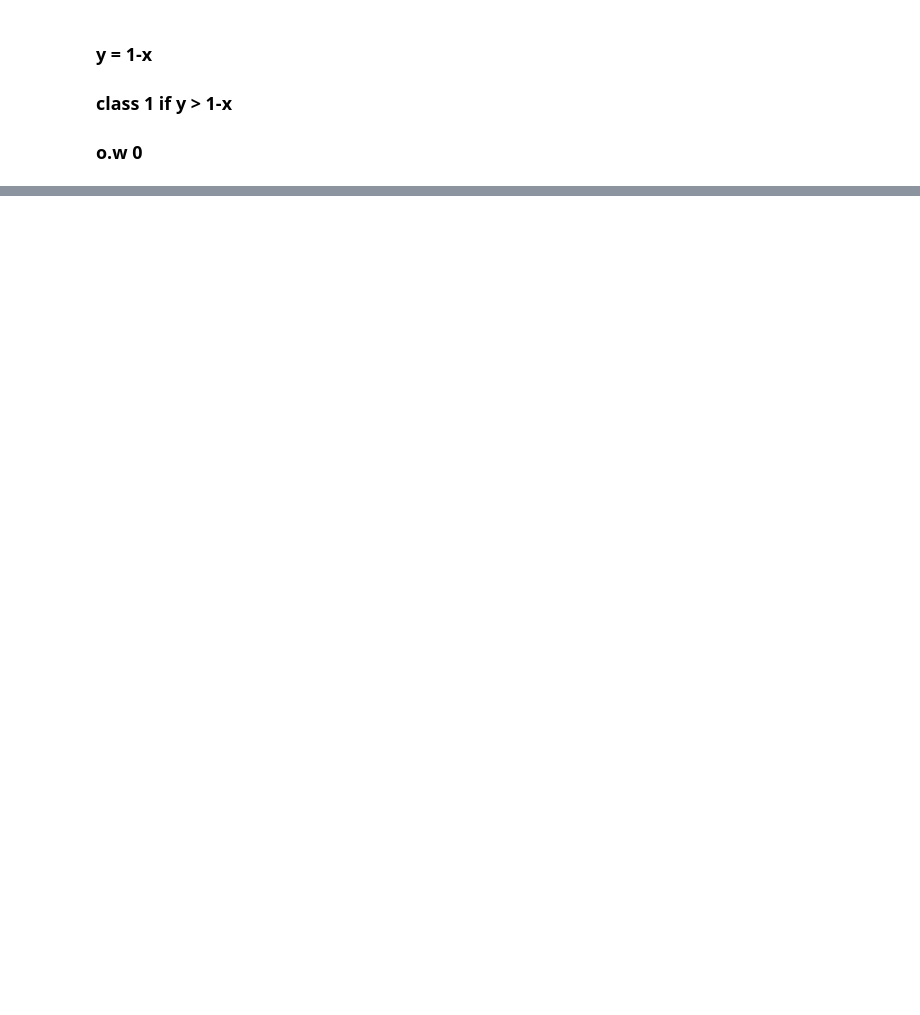
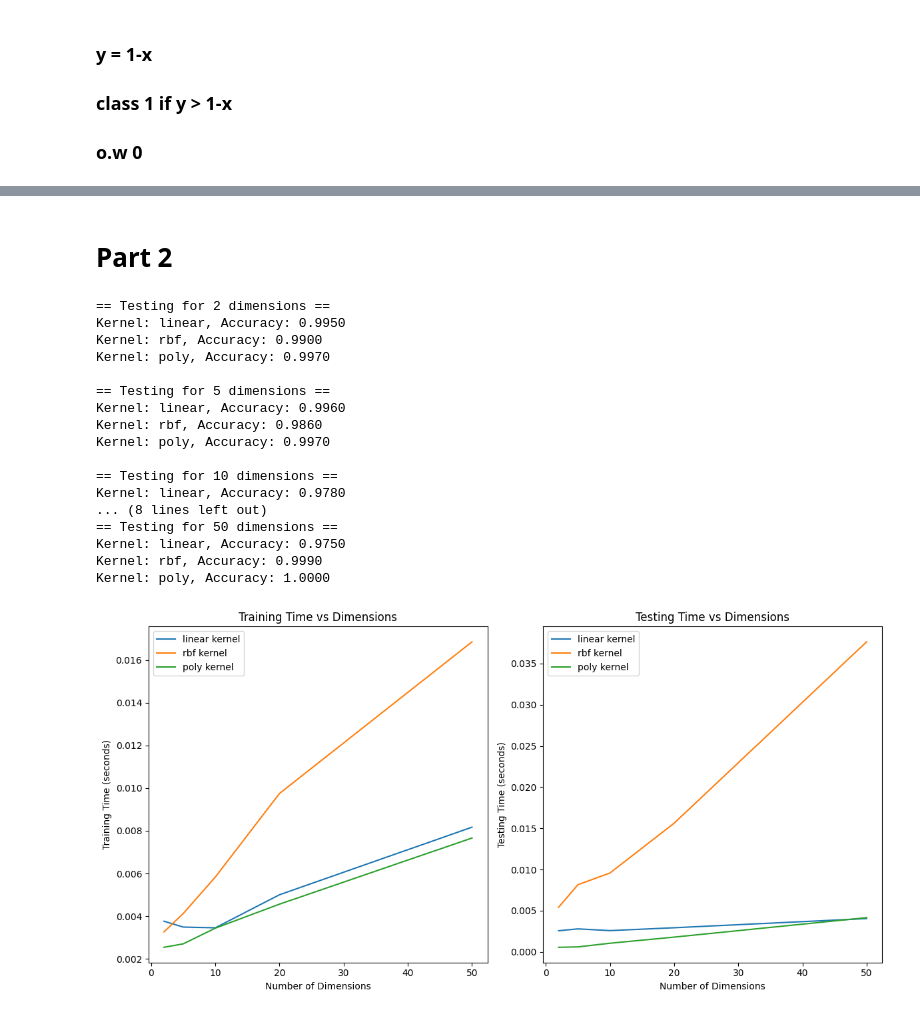
Before and after one commit to maxim-mat/DS-training, a Jupyter notebook: פרק 6 - מודלים קלאסיים נוספים/SVM_exercise.ipynb, the cells around one changed output, grey strips where cells are left out. Saved outputs shown, nothing was run; the diff lists cells and outputs as text; code cells hidden in the pictures; blank space fills up the shorter version.

```diff
--- a/פרק 6 - מודלים קלאסיים נוספים/SVM_exercise.ipynb
+++ b/פרק 6 - מודלים קלאסיים נוספים/SVM_exercise.ipynb
@@ -58,0 +119,74 @@ y_pred = svm_linear.predict(X_test)
+# %% [markdown]
+# Part 2
+# %%
+def generate_data(n_features, n_samples=1000, seed=42):
+    np.random.seed(seed)
+    data = np.random.uniform(0, 1, (n_samples, n_features))
+    threshold = n_features / 2  # Adjusted threshold for higher dimensions
+    labels = np.where(data.sum(axis=1) > threshold, 1, 0)
+
+    return data, labels
+
+dimensions = [2, 5, 10, 20, 50]  # Example dimensions to test
+kernels = ['linear', 'rbf', 'poly']  # Chosen kernels
+train_times = {kernel: [] for kernel in kernels}
+test_times = {kernel: [] for kernel in kernels}
+
+for n_dim in dimensions:
+    print(f"\n== Testing for {n_dim} dimensions ==")
+
+    x_train, y_train = generate_data(n_dim, 1000)
+    x_test, y_test = generate_data(n_dim, 1000)
+
+
+    for kernel in kernels:
+        clf = SVC(kernel=kernel, gamma='scale')
+
+        start_train = time.time()
+        clf.fit(x_train, y_train)
+        train_times[kernel].append(time.time() - start_train)
+
+        start_test = time.time()
+        y_pred = clf.predict(x_test)
+        test_times[kernel].append(time.time() - start_test)
+
+        accuracy = np.mean(y_pred == y_test)
+        print(f"Kernel: {kernel}, Accuracy: {accuracy:.4f}")
+
+fig, axs = plt.subplots(1, 2, figsize=(12, 6))
+
+for kernel in kernels:
+    axs[0].plot(dimensions, train_times[kernel], label=f'{kernel} kernel')
+    axs[1].plot(dimensions, test_times[kernel], label=f'{kernel} kernel')
+
+axs[0].set_title('Training Time vs Dimensions')
+axs[0].set_xlabel('Number of Dimensions')
+axs[0].set_ylabel('Training Time (seconds)')
+axs[0].legend()
+
+axs[1].set_title('Testing Time vs Dimensions')
+axs[1].set_xlabel('Number of Dimensions')
+axs[1].set_ylabel('Testing Time (seconds)')
+axs[1].legend()
+
+plt.tight_layout()
+plt.show()
+# %% [output]
+== Testing for 2 dimensions ==
+Kernel: linear, Accuracy: 0.9950
+Kernel: rbf, Accuracy: 0.9900
+Kernel: poly, Accuracy: 0.9970
+
+== Testing for 5 dimensions ==
+Kernel: linear, Accuracy: 0.9960
+Kernel: rbf, Accuracy: 0.9860
+Kernel: poly, Accuracy: 0.9970
+
+== Testing for 10 dimensions ==
+Kernel: linear, Accuracy: 0.9780
+... (8 lines left out)
+== Testing for 50 dimensions ==
+Kernel: linear, Accuracy: 0.9750
+Kernel: rbf, Accuracy: 0.9990
+Kernel: poly, Accuracy: 1.0000
+[figure, added]
```
Also changed, not shown: parts of 14 cells of this notebook.
